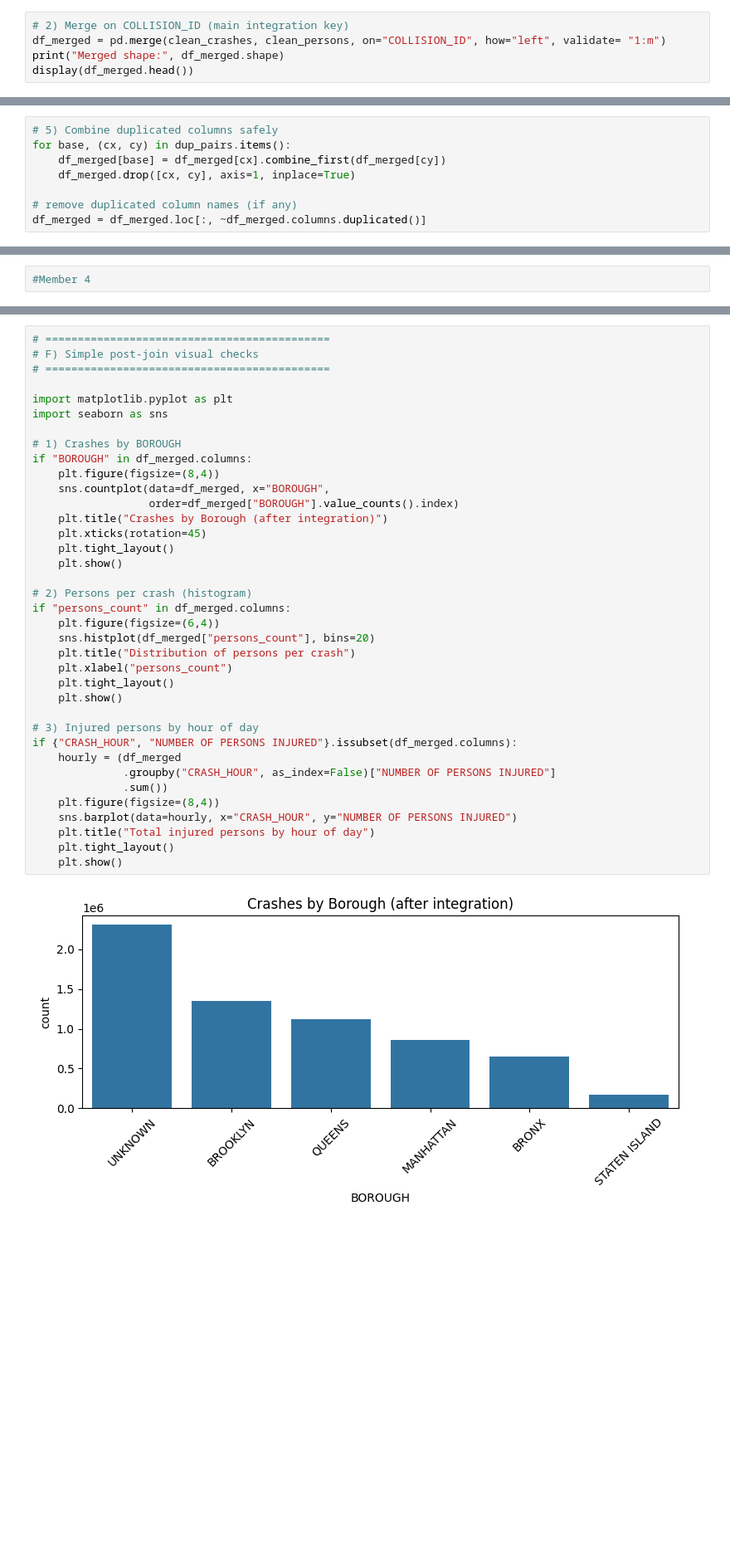
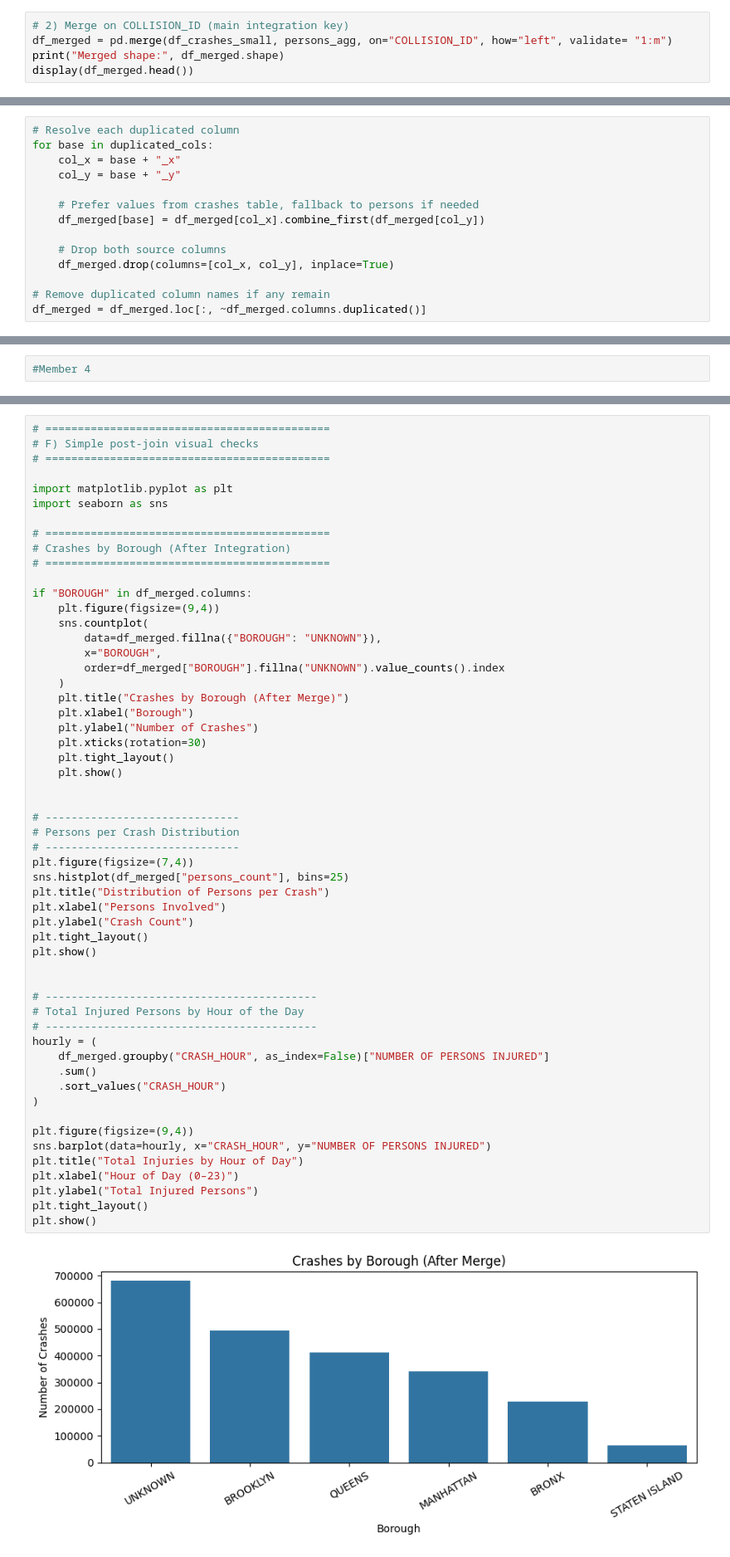
Before and after one commit to SarahRaafat/NYC-motor-vehicle-collisions, a Jupyter notebook: notebooks/Milestone1.ipynb, the cells around one changed output, grey strips where cells are left out. Shown at 83% size. Cells and saved outputs as stored; diff of their text form; blank space fills up the shorter version.

Commit message:
removed dumplicated functions and graphs added 2 RQ questions and made a better directory

```diff
--- a/notebooks/Milestone1.ipynb
+++ b/notebooks/Milestone1.ipynb
@@ -758,6 +1024,6 @@ clean_persons = pd.read_csv('clean_persons.csv')
 # %%
 # 2) Merge on COLLISION_ID (main integration key)
-df_merged = pd.merge(clean_crashes, clean_persons, on="COLLISION_ID", how="left", validate= "1:m")
+df_merged = pd.merge(df_crashes_small, persons_agg, on="COLLISION_ID", how="left", validate= "1:m")
 print("Merged shape:", df_merged.shape)
 display(df_merged.head())
 # %% [output]
@@ -811,10 +1109,16 @@ dtype: int64
 # %%
-# 5) Combine duplicated columns safely
-for base, (cx, cy) in dup_pairs.items():
-    df_merged[base] = df_merged[cx].combine_first(df_merged[cy])
-    df_merged.drop([cx, cy], axis=1, inplace=True)
+# Resolve each duplicated column
+for base in duplicated_cols:
+    col_x = base + "_x"
+    col_y = base + "_y"
 
-# remove duplicated column names (if any)
+    # Prefer values from crashes table, fallback to persons if needed
+    df_merged[base] = df_merged[col_x].combine_first(df_merged[col_y])
+
+    # Drop both source columns
+    df_merged.drop(columns=[col_x, col_y], inplace=True)
+
+# Remove duplicated column names if any remain
 df_merged = df_merged.loc[:, ~df_merged.columns.duplicated()]
 # %%
 # 6) Fix types
@@ -947,39 +1276,57 @@ Name: NUMBER OF PERSONS INJURED, dtype: float64
 # %%
 # ============================================
 # F) Simple post-join visual checks
 # ============================================
 
 import matplotlib.pyplot as plt
 import seaborn as sns
 
-# 1) Crashes by BOROUGH
+# ============================================
+# Crashes by Borough (After Integration)
+# ============================================
+
 if "BOROUGH" in df_merged.columns:
-    plt.figure(figsize=(8,4))
-    sns.countplot(data=df_merged, x="BOROUGH",
-                  order=df_merged["BOROUGH"].value_counts().index)
-    plt.title("Crashes by Borough (after integration)")
-    plt.xticks(rotation=45)
+    plt.figure(figsize=(9,4))
+    sns.countplot(
+        data=df_merged.fillna({"BOROUGH": "UNKNOWN"}),
+        x="BOROUGH",
+        order=df_merged["BOROUGH"].fillna("UNKNOWN").value_counts().index
+    )
+    plt.title("Crashes by Borough (After Merge)")
+    plt.xlabel("Borough")
+    plt.ylabel("Number of Crashes")
+    plt.xticks(rotation=30)
     plt.tight_layout()
     plt.show()
 
-# 2) Persons per crash (histogram)
-if "persons_count" in df_merged.columns:
-    plt.figure(figsize=(6,4))
-    sns.histplot(df_merged["persons_count"], bins=20)
-    plt.title("Distribution of persons per crash")
-    plt.xlabel("persons_count")
-    plt.tight_layout()
-    plt.show()
 
-# 3) Injured persons by hour of day
-if {"CRASH_HOUR", "NUMBER OF PERSONS INJURED"}.issubset(df_merged.columns):
-    hourly = (df_merged
-              .groupby("CRASH_HOUR", as_index=False)["NUMBER OF PERSONS INJURED"]
-              .sum())
-    plt.figure(figsize=(8,4))
-    sns.barplot(data=hourly, x="CRASH_HOUR", y="NUMBER OF PERSONS INJURED")
-    plt.title("Total injured persons by hour of day")
-    plt.tight_layout()
-    plt.show()
+# ------------------------------
+# Persons per Crash Distribution
+# ------------------------------
+plt.figure(figsize=(7,4))
+sns.histplot(df_merged["persons_count"], bins=25)
+plt.title("Distribution of Persons per Crash")
+plt.xlabel("Persons Involved")
+plt.ylabel("Crash Count")
+plt.tight_layout()
+plt.show()
+
+
+# ------------------------------------------
+# Total Injured Persons by Hour of the Day
+# ------------------------------------------
+hourly = (
+    df_merged.groupby("CRASH_HOUR", as_index=False)["NUMBER OF PERSONS INJURED"]
+    .sum()
+    .sort_values("CRASH_HOUR")
+)
+
+plt.figure(figsize=(9,4))
+sns.barplot(data=hourly, x="CRASH_HOUR", y="NUMBER OF PERSONS INJURED")
+plt.title("Total Injuries by Hour of Day")
+plt.xlabel("Hour of Day (0–23)")
+plt.ylabel("Total Injured Persons")
+plt.tight_layout()
+plt.show()
 # %% [output]
-[figure, old version]
+[figure, new version]
```
Also changed, not shown: parts of 36 cells of this notebook, 2 other files.
